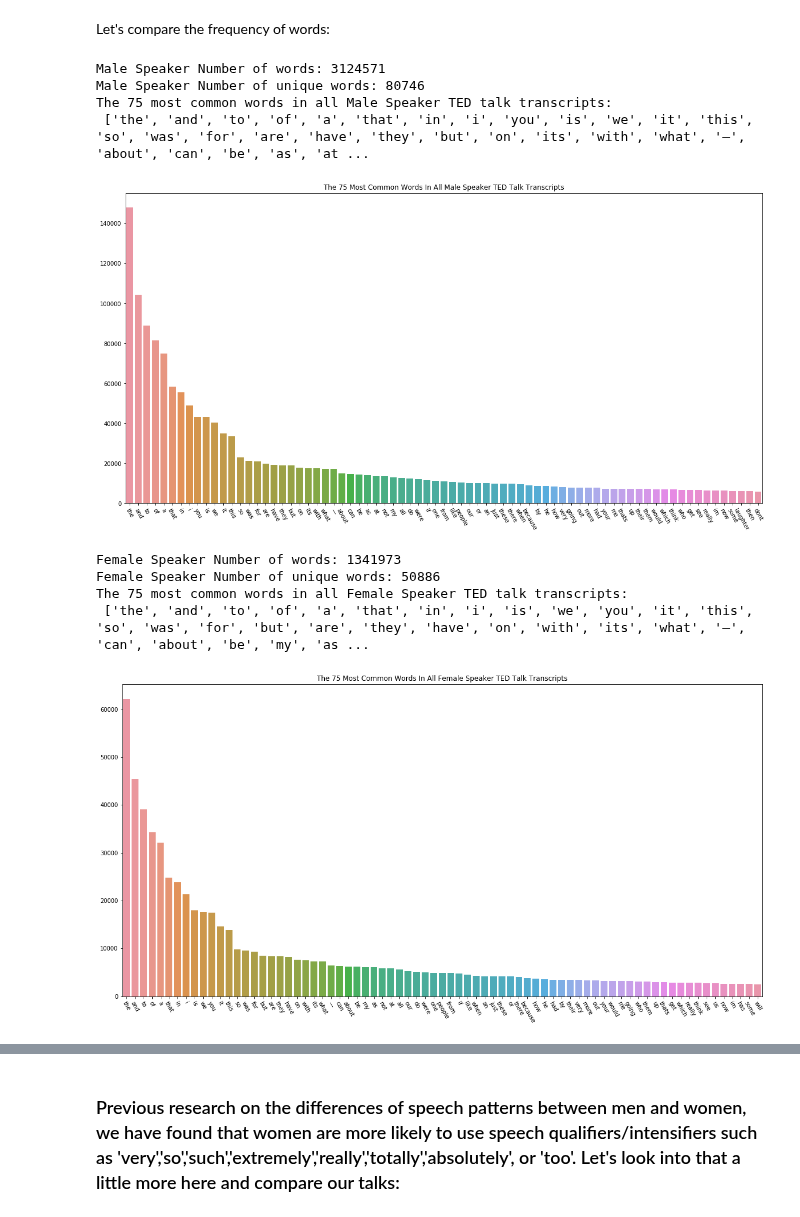
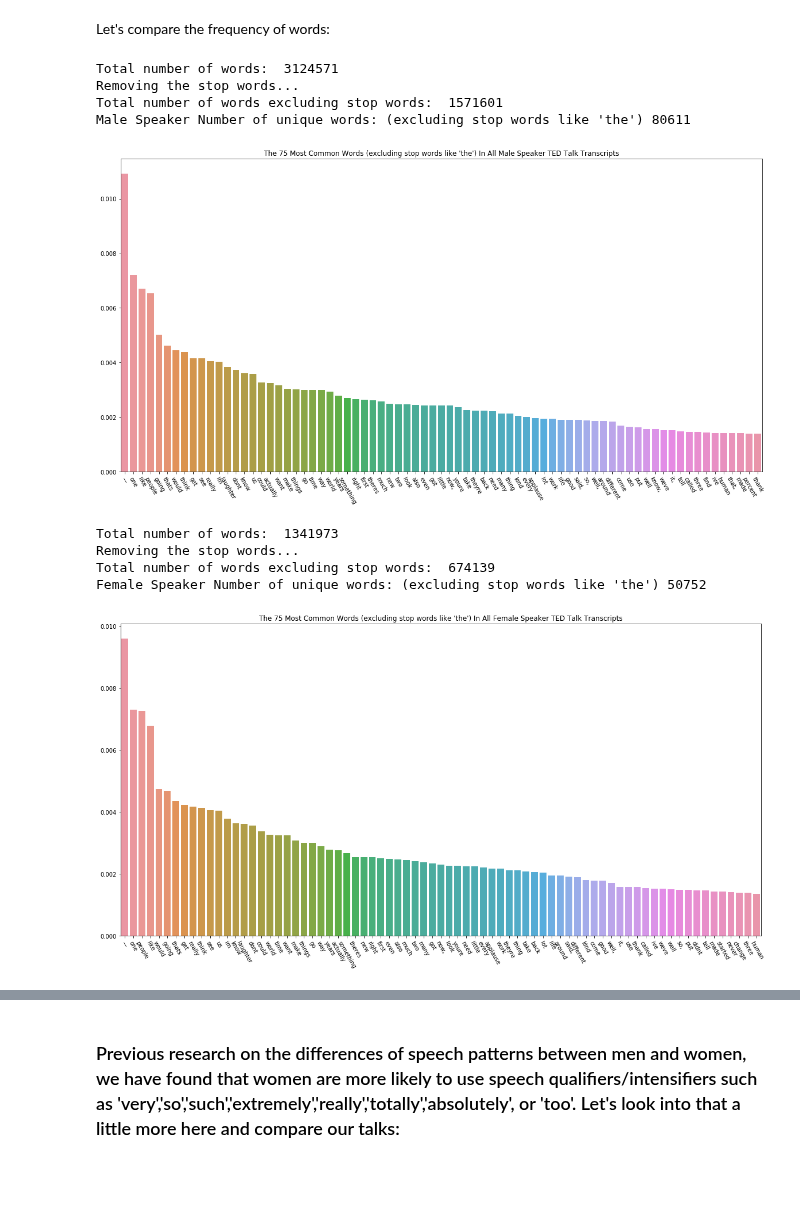
Before and after one commit to GreenMouth/Data-Science-Lab-Final-Project, a Jupyter notebook: src/Data-Exploration.ipynb, the cells around one changed output, grey strips where cells are left out. Drawn from its saved outputs; the diff is of its cells as text; code cells hidden in the pictures; blank space fills up the shorter version.

```diff
--- a/src/Data-Exploration.ipynb
+++ b/src/Data-Exploration.ipynb
@@ -78,32 +99,36 @@ Zeynep Tufekci: Machine intelligence makes human morals more important
 # %%
-def mostFrequentWords(df,num_words_desired,descriptor=''):
+def mostFrequentWords(df, numWordsDesired, descriptor='', removeStopWords=True, normalize=False):
     # This loops over all rows in the clean transcripts column and
     # puts every word in every transcript into a list called words
-    words = []
-    for row in df.itertuples():
-        words.extend(row.clean_transcripts.split())
-    print(descriptor,'Number of words:',len(words))
+    words = getWords(df,removeStopWords)
+
+    descriptor2=''
+    if removeStopWords:
+        descriptor2 = '(excluding stop words like \'the\')'
 
     # Get counts for each word
-    word_counts = Counter(words)
-    print(descriptor,'Number of unique words:',len(word_counts))
+    wordCounts = Counter(words)
+    print(descriptor,'Number of unique words:',descriptor2,len(wordCounts))
 
     # Grab the most common words
-    most_common = dict()
-    for word, word_count in word_counts.most_common(num_words_desired):
-        most_common[word] = word_count
-    print('The',num_words_desired, 'most common words in all',descriptor,'TED talk transcripts:\n',list(most_common.keys()))
-
+    mostCommon = dict()
+    for word, wordCount in wordCounts.most_common(numWordsDesired):
+        if normalize:
+            # Divide by total # of words to get percentage of words said
+            mostCommon[word] = wordCount/float(len(words))
+        else:
+            mostCommon[word] = wordCount
     # Plot a histogram
     _ = plt.figure(figsize=(20,10))
-    _ = sns.barplot(list(most_common.keys()), list(most_common.values()))
-    title = 'The '+str(num_words_desired)+' Most Common Words In All '+ descriptor+' TED Talk Transcripts'
+    _ = sns.barplot(list(mostCommon.keys()), list(mostCommon.values()))
+    title = ('The '+str(numWordsDesired)+' Most Common Words ' + descriptor2 +
+             ' In All ' + descriptor +' TED Talk Transcripts')
     _ = plt.title(title)
     _ = plt.xticks(rotation=300)
     plt.show()
 
     # Return list of most common words
-    return most_common
+    return mostCommon
 # %%
 _ = mostFrequentWords(data_trimmed,75)
 # %% [output]
@@ -245,19 +229,19 @@ Description of female speaker TED data:
 # %% [markdown]
 Let's compare the frequency of words:
 # %%
-maleCommonWords = mostFrequentWords(menTED,75,'Male Speaker')
-femaleCommonWords = mostFrequentWords(womenTED,75,'Female Speaker')
+maleCommonWords = mostFrequentWords(menTED,75,'Male Speaker',normalize=True)
+femaleCommonWords = mostFrequentWords(womenTED,75,'Female Speaker',normalize=True)
 # %% [output]
-Male Speaker Number of words: 3124571
-Male Speaker Number of unique words: 80746
-The 75 most common words in all Male Speaker TED talk transcripts:
- ['the', 'and', 'to', 'of', 'a', 'that', 'in', 'i', 'you', 'is', 'we', 'it', 'this', 'so', 'was', 'for', 'are', 'have', 'they', 'but', 'on', 'its', 'with', 'what', '—', 'about', 'can', 'be', 'as', 'at ...
+Total number of words:  3124571
+Removing the stop words...
+Total number of words excluding stop words:  1571601
+Male Speaker Number of unique words: (excluding stop words like 'the') 80611
-[figure, old version]
+[figure, new version]
-Female Speaker Number of words: 1341973
-Female Speaker Number of unique words: 50886
-The 75 most common words in all Female Speaker TED talk transcripts:
- ['the', 'and', 'to', 'of', 'a', 'that', 'in', 'i', 'is', 'we', 'you', 'it', 'this', 'so', 'was', 'for', 'but', 'are', 'they', 'have', 'on', 'with', 'its', 'what', '—', 'can', 'about', 'be', 'my', 'as ...
+Total number of words:  1341973
+Removing the stop words...
+Total number of words excluding stop words:  674139
+Female Speaker Number of unique words: (excluding stop words like 'the') 50752
-[figure, old version]
+[figure, new version]
 # %%
 onlyMaleCommonWords = [word for word in maleCommonWords.keys() if word not in femaleCommonWords]
 print(onlyMaleCommonWords)
```
Also changed, not shown: parts of 13 cells of this notebook.
